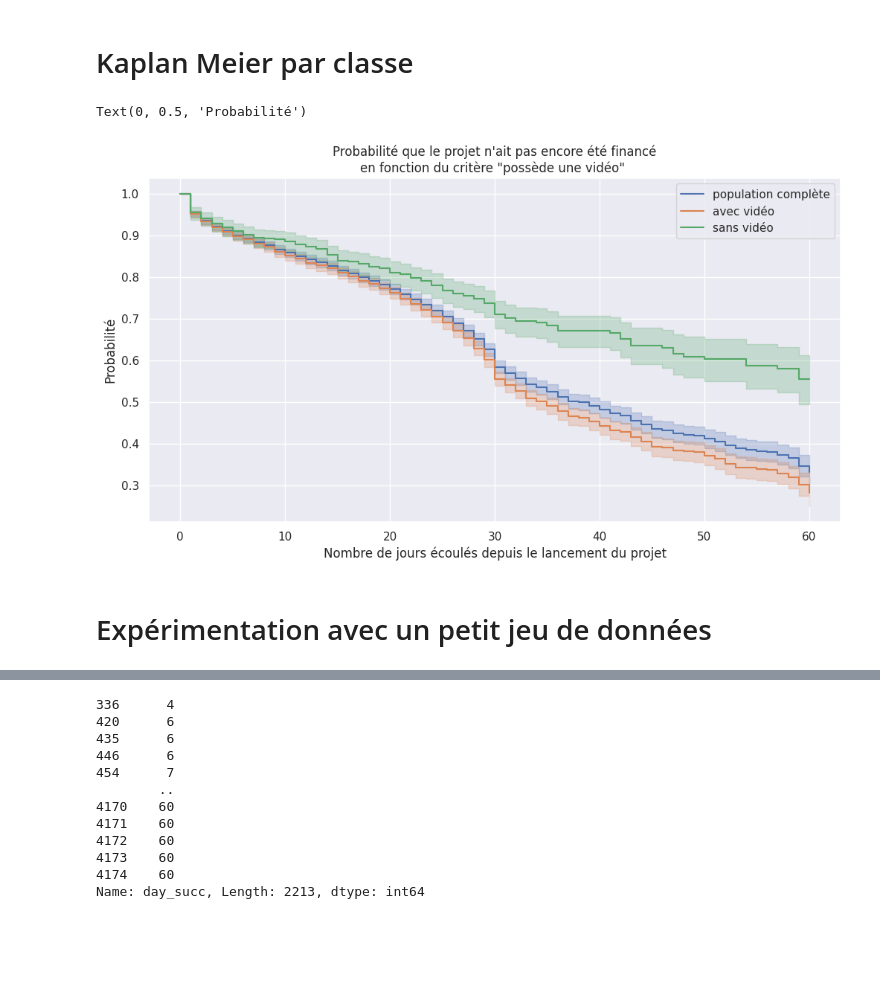
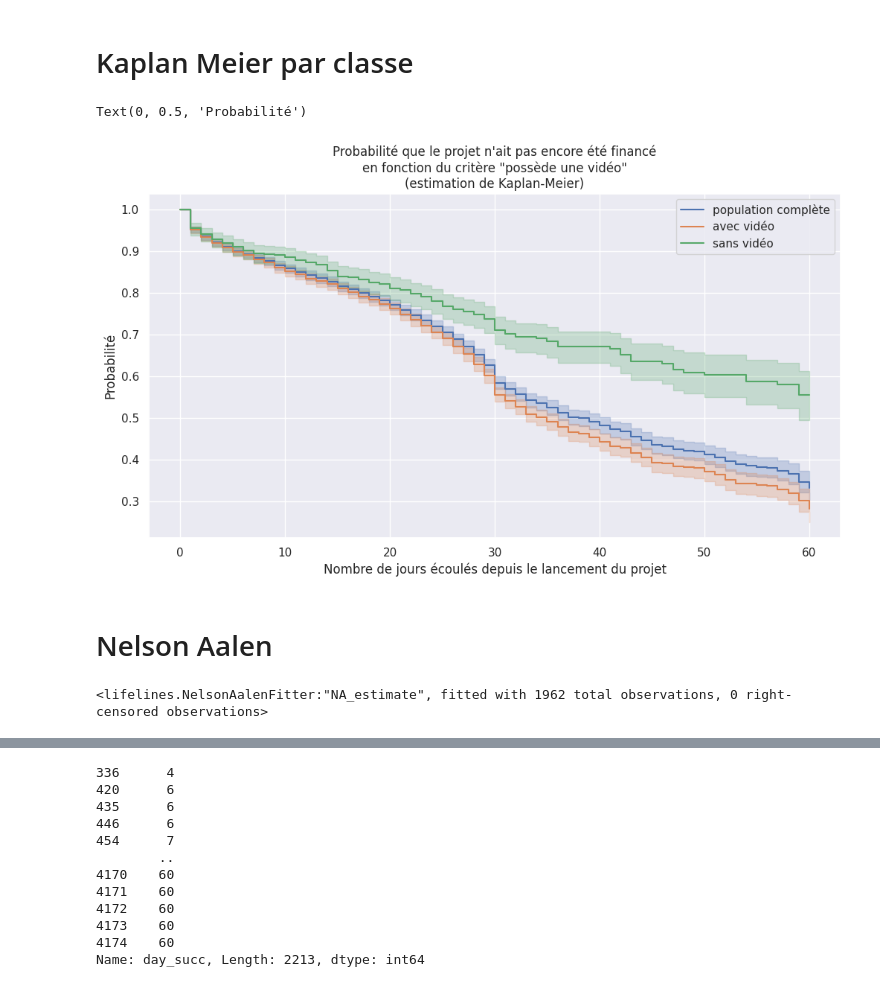
Before and after one commit to Ab2nour/kickstarter-project-analysis, a Jupyter notebook: src/modelisation.ipynb, the cells around one changed output, grey strips where cells are left out. Saved outputs shown, nothing was run; the diff lists cells and outputs as text; code cells hidden in the pictures; blank space fills up the shorter version.

Commit message:
feat(wip): Nelson Aalen

```diff
--- a/src/modelisation.ipynb
+++ b/src/modelisation.ipynb
@@ -96,33 +93,40 @@ df_no_video = df[df["has_video"] == 0].copy()
 # %%
 plt.figure(figsize=(12, 6))
 kmf = KaplanMeierFitter()
 
 event_times = df["day_succ"]
 event_observed = df["Status"]
 kmf.fit(event_times, event_observed)
 kmf.plot_survival_function(label="population complète")
 
 
 event_times = df_video["day_succ"]
 event_observed = df_video["Status"]
 kmf.fit(event_times, event_observed)
 
 kmf.plot_survival_function(label="avec vidéo")
 
 
 event_times = df_no_video["day_succ"]
 event_observed = df_no_video["Status"]
 kmf.fit(event_times, event_observed)
 
 kmf.plot_survival_function(label="sans vidéo")
 
-plt.title("""Probabilité que le projet n'ait pas encore été financé\nen fonction du critère "possède une vidéo" """)
+plt.title("""Probabilité que le projet n'ait pas encore été financé\nen fonction du critère "possède une vidéo"\n(estimation de Kaplan-Meier)""")
 
 
 plt.xlabel("Nombre de jours écoulés depuis le lancement du projet")
 plt.ylabel("Probabilité")
 # %% [output]
 Text(0, 0.5, 'Probabilité')
-[figure, old version]
+[figure, new version]
-# %% [markdown]
-# Expérimentation avec un petit jeu de données
+# %% [markdown]
+# Nelson Aalen
+# %%
+from lifelines import NelsonAalenFitter
+naf = NelsonAalenFitter()
+
+naf.fit(event_times, event_observed=event_observed)
+# %% [output]
+<lifelines.NelsonAalenFitter:"NA_estimate", fitted with 1962 total observations, 0 right-censored observations>
```
Also changed, not shown: parts of 4 cells of this notebook.
